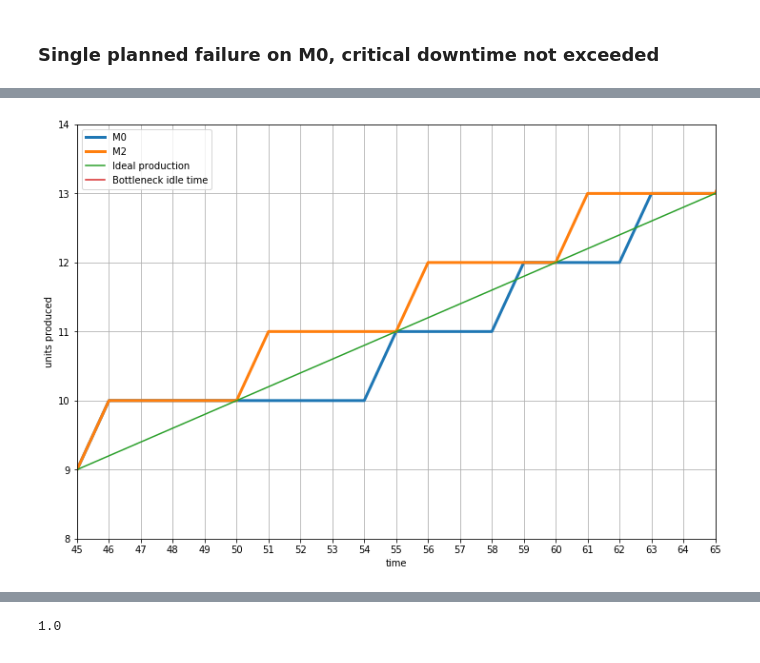
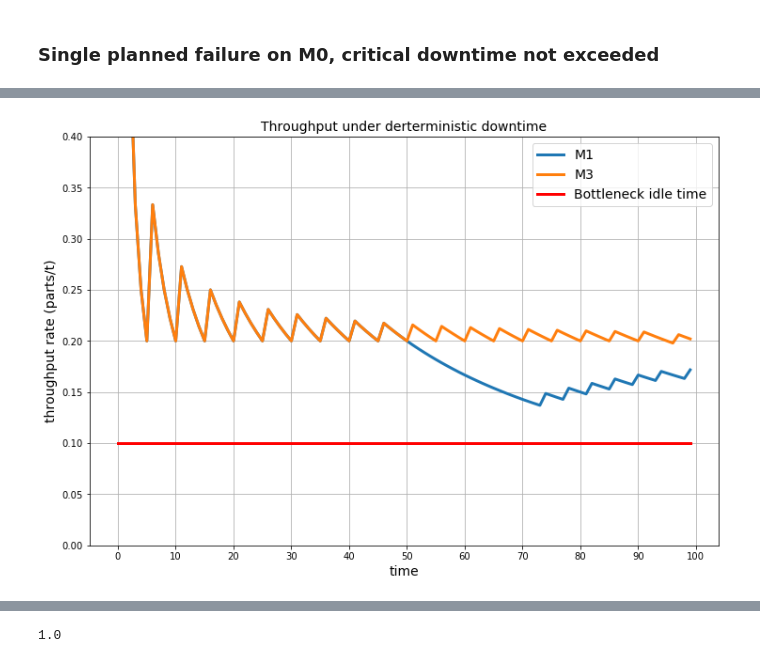
Before and after one commit to m-hoff/simantha, a Jupyter notebook: mow_demo.ipynb, the cells around one changed output, grey strips where cells are left out. Cells and saved outputs as stored; diff of their text form; code cells hidden in the pictures.

Commit message:
Updated idle time measurement, created demo scenarios for bottleneck idle time

```diff
--- a/mow_demo.ipynb
+++ b/mow_demo.ipynb
@@ -79,0 +97,16 @@ System          10.996          1000.0
+# %%
+machines = [0,2]
+plt.figure(figsize=(12,8))
+for i in machines:
+    plt.plot(scenario1.production_data.loc[0:,'Machine {} production'.format(i)],
+        label='M{}'.format(i+1), lw=3)
+plt.plot(scenario1.production_data.loc[0:,'Ideal production'], c='grey', lw=3, alpha=0.5)
+plt.plot(scenario1.production_data.loc[0:,'M2 processing'], label='Bottleneck idle time', lw=3, c='red')
+plt.xticks(np.arange(0,101,10), np.arange(0, 101, 10))
+plt.xlabel('time', fontsize=14)
+plt.ylabel('units produced', fontsize=14)
+plt.legend(fontsize=14)
+plt.title('Production under deterministic downtime', fontsize=14)
+plt.grid()
+plt.savefig('C:/Users/Michael/Desktop/Temp/case1_production.eps', format='eps')
+plt.show()
@@ -96,18 +131,19 @@ plt.show()
 # %%
 machines = [0,2]
 plt.figure(figsize=(12,8))
 for i in machines:
-    plt.plot(scenario1.production_data.loc[0:,'Machine {} production'.format(i)],
-        label='M{}'.format(i), lw=3)
-plt.plot(scenario1.production_data.loc[0:,'Ideal production'])
-plt.plot(scenario1.production_data.loc[0:,'M2 processing'], label='Bottleneck idle time')
-plt.xticks(np.arange(45,66,1), np.arange(45,66,1))
-plt.xlabel('time')
-plt.ylabel('units produced')
-plt.xlim([45, 65])
-plt.ylim(8, 14)
-plt.legend(loc='upper left')
+    plt.plot(scenario1.production_data.loc[0:,'Machine {} TH'.format(i)],
+        label='M{}'.format(i+1), lw=3)
+#plt.plot(scenario1.production_data.loc[0:,'Ideal production'])
+plt.plot(scenario1.production_data.loc[0:,'M2 processing']*0.1, label='Bottleneck idle time', c='red', lw=3)
+plt.xticks(np.arange(0,101,10), np.arange(0, 101, 10))
+plt.xlabel('time', fontsize=14)
+plt.ylabel('throughput rate (parts/t)', fontsize=14)
+plt.ylim([0,0.4])
+plt.title('Throughput under derterministic downtime', fontsize=14)
+plt.legend(fontsize=14)
 plt.grid()
+plt.savefig('C:/Users/Michael/Desktop/Temp/case1_throughput.eps', format='eps')
 plt.show()
 # %% [output]
-[figure, old version]
+[figure, new version]
```
Also changed, not shown: parts of 18 cells of this notebook, 1 other file.
